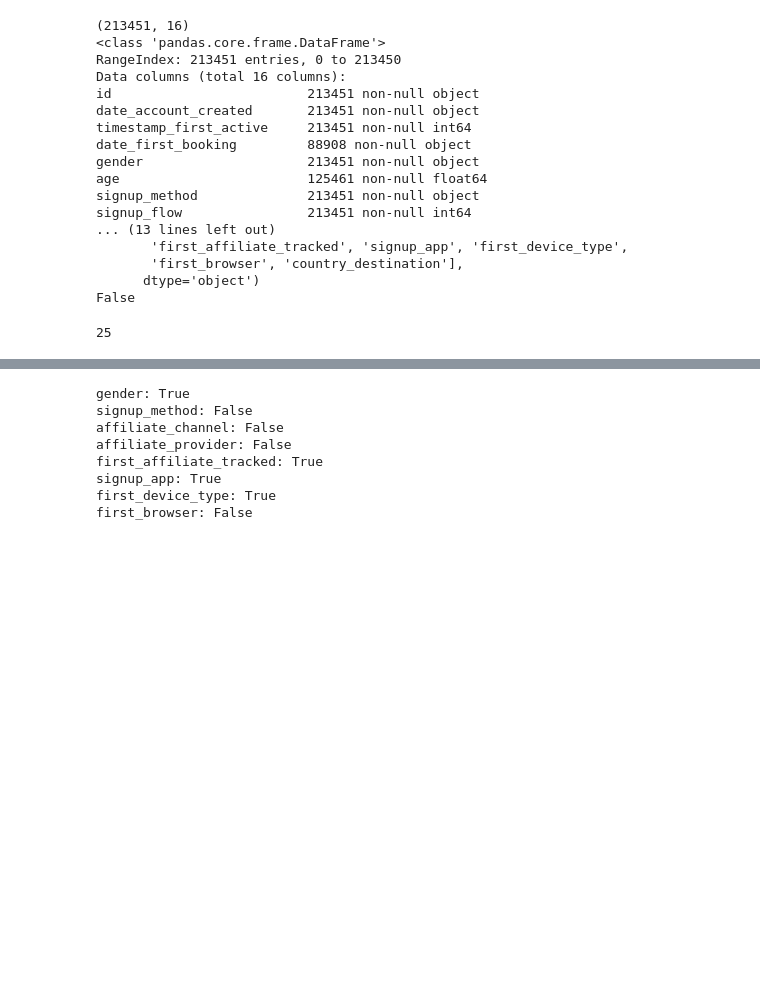
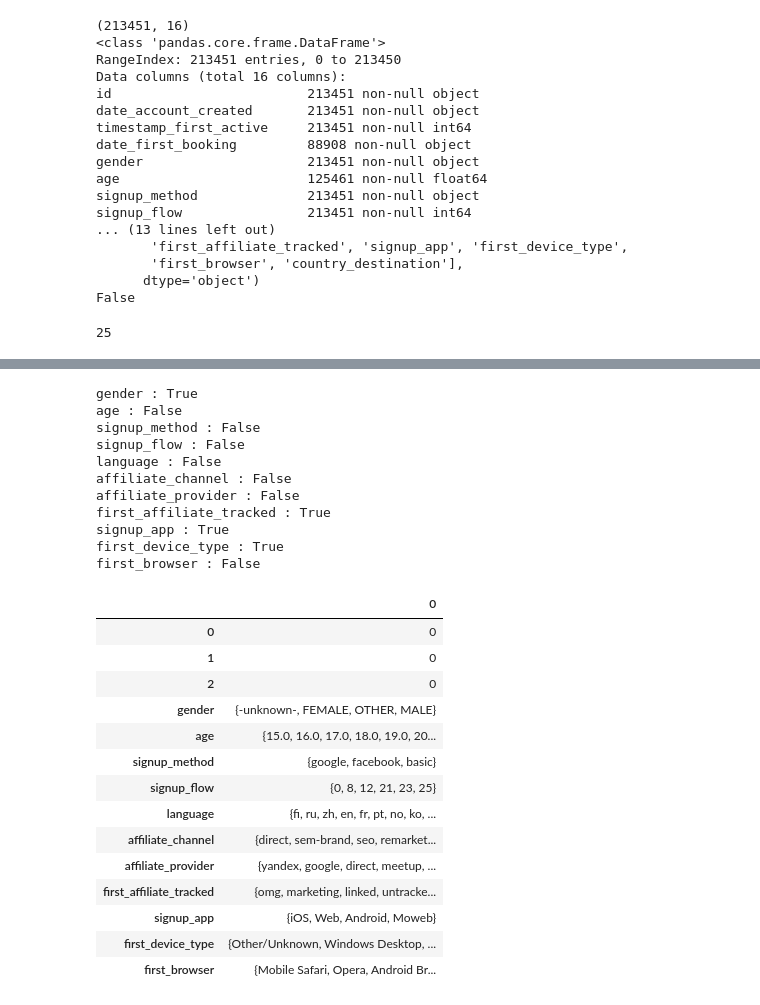
Before and after one commit to conniegithub/7-Travel-Booking-in-Python, a Jupyter notebook: Travel Python.ipynb, the cells around one changed output, grey strips where cells are left out. Drawn from its saved outputs; the diff is of its cells as text; code cells hidden in the pictures; blank space fills up the shorter version.

```diff
--- a/Travel Python.ipynb
+++ b/Travel Python.ipynb
@@ -260,22 +268,45 @@ first_browser: ['Mobile Safari' 'Chrome' '-unknown-' 'Safari' 'IE' 'Firefox'
  'BlackBerry Browser' 'AOL Explorer' 'Chromium' 'Apple Mail' 'Maxthon'
  'IBrowse' 'Opera Mobile' 'IE Mobile' 'Sogou Explorer' 'Yandex.Browser'
  'Iron' 'SiteKiosk' 'Pale Moon' 'CometBird' 'IceWeasel' 'UC Browser']
-# %%
-# Check if Training and Testing Features Match
-print("gender:", train_noNA['gender'].unique() in test_noNA['gender'].unique())
-print("signup_method:", train_noNA['signup_method'].unique() in test_noNA['signup_method'].unique())
-print("affiliate_channel:", train_noNA['affiliate_channel'].unique() in test_noNA['affiliate_channel'].unique())
-print("affiliate_provider:", train_noNA['affiliate_provider'].unique() in test_noNA['affiliate_provider'].unique())
-print("first_affiliate_tracked:", train_noNA['first_affiliate_tracked'].unique() in test_noNA['first_affiliate_tracked'].unique())
-print("signup_app:", train_noNA['signup_app'].unique() in test_noNA['signup_app'].unique())
-print("first_device_type:", train_noNA['first_device_type'].unique() in test_noNA['first_device_type'].unique())
-print("first_browser:", train_noNA['first_browser'].unique() in test_noNA['first_browser'].unique())
-# %% [output]
-gender: True
-signup_method: False
-affiliate_channel: False
-affiliate_provider: False
-first_affiliate_tracked: True
-signup_app: True
-first_device_type: True
-first_browser: False
+# %%
+# Check if Training and Testing Features Match
+#print("gender:", train_noNA['gender'].unique() in test_noNA['gender'].unique())
+common = pd.DataFrame(np.zeros(max(test_noNA.shape[1],test_noNA.shape[1]))).astype('object')
+#train_noNA[train_noNA.columns.values[4:15]]
+#test_noNA[test_noNA.columns.values[3:14]]
+for i in range(3, 14):
+    for j in range(4, 15):
+        if test_noNA.columns.values[i] == train_noNA.columns.values[j]:
+            print(eval('test_noNA.columns.values[i]'), ':', set(train_noNA[train_noNA.columns.values[j]].unique()) == set(test_noNA[test_noNA.columns.values[i]].unique()))
+            # Store Intersections
+            common[0][i] = set(train_noNA[train_noNA.columns.values[j]].unique()) & set(test_noNA[test_noNA.columns.values[i]].unique())
+            # Rename Rows
+            common = common.rename(index = {eval('i'):test_noNA.columns.values[i]})
+common
+# %% [output]
+gender : True
+age : False
+signup_method : False
+signup_flow : False
+language : False
+affiliate_channel : False
+affiliate_provider : False
+first_affiliate_tracked : True
+signup_app : True
+first_device_type : True
+first_browser : False
+|  | 0 |
+| 0 | 0 |
+| 1 | 0 |
+| 2 | 0 |
+| gender | {-unknown-, FEMALE, OTHER, MALE} |
+| age | {15.0, 16.0, 17.0, 18.0, 19.0, 20... |
+| signup_method | {google, facebook, basic} |
+| signup_flow | {0, 8, 12, 21, 23, 25} |
+| language | {fi, ru, zh, en, fr, pt, no, ko, ... |
+| affiliate_channel | {direct, sem-brand, seo, remarket... |
+| affiliate_provider | {yandex, google, direct, meetup, ... |
+| first_affiliate_tracked | {omg, marketing, linked, untracke... |
+| signup_app | {iOS, Web, Android, Moweb} |
+| first_device_type | {Other/Unknown, Windows Desktop, ... |
+| first_browser | {Mobile Safari, Opera, Android Br... |
```
Also changed, not shown: parts of 21 cells of this notebook.
